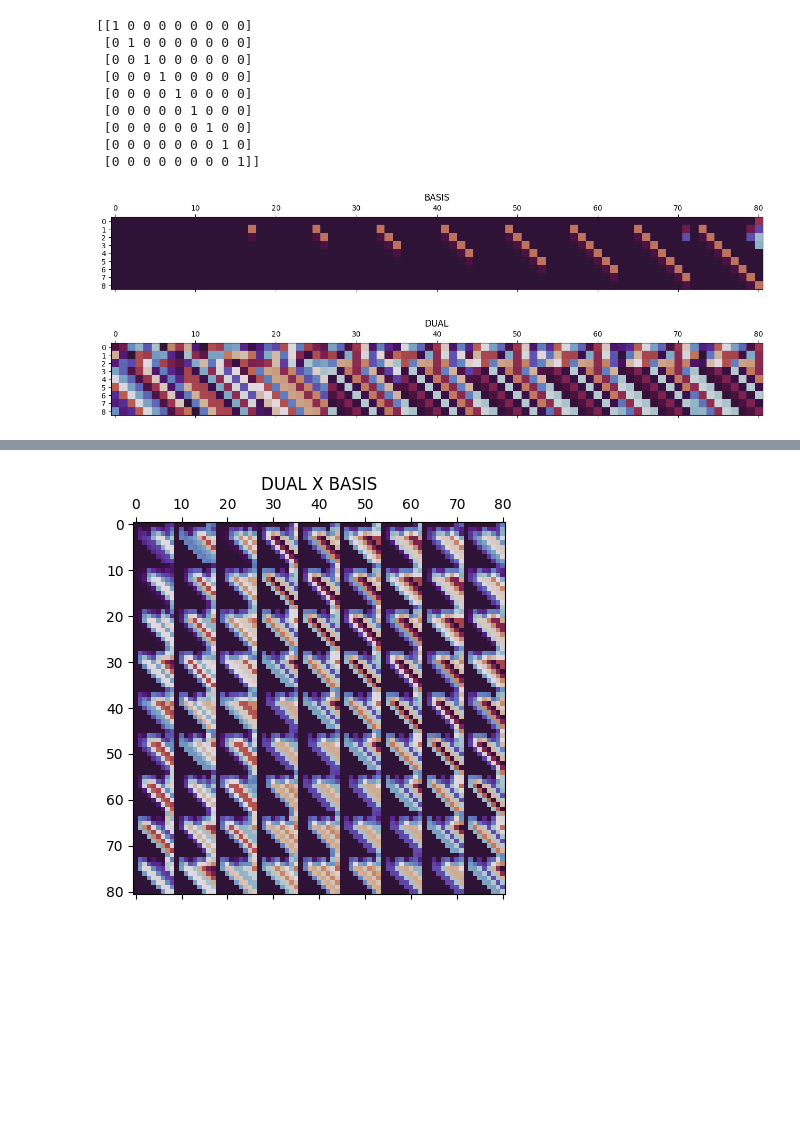
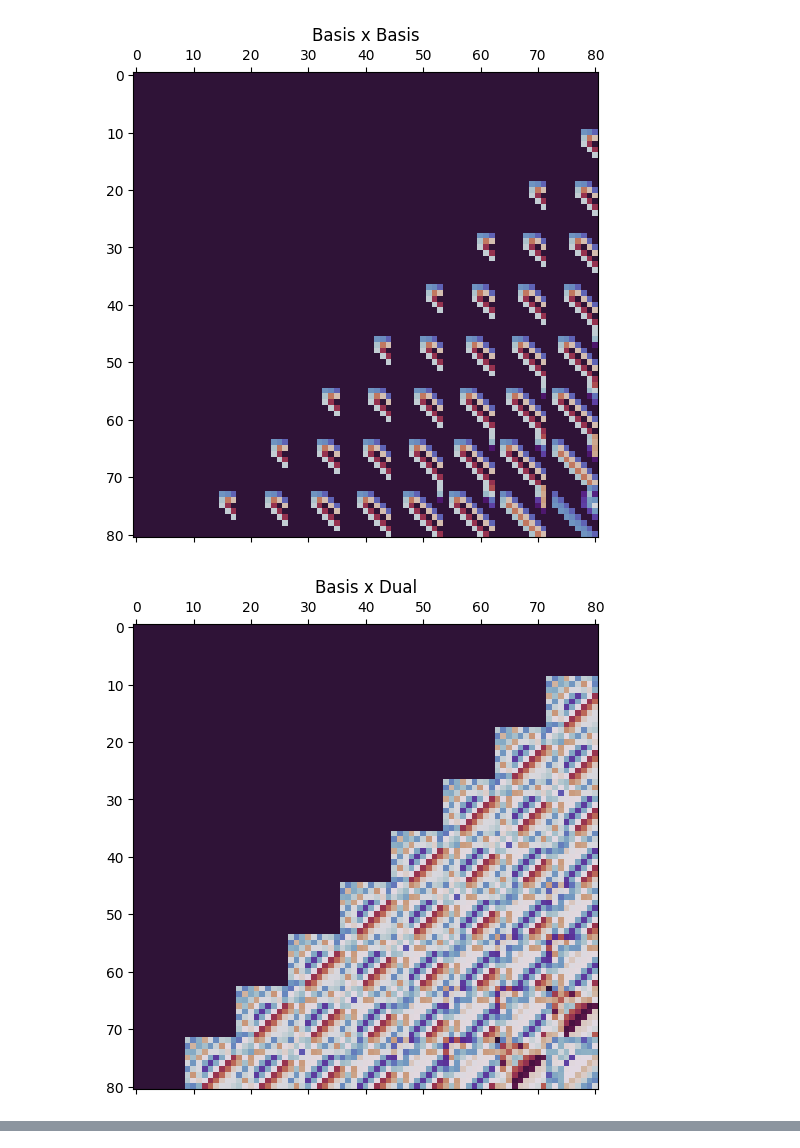
Before and after one commit to michaelontiveros/poppy, a Jupyter notebook: mlkem.ipynb, the cells around one changed output, grey strips where cells are left out. Saved outputs shown, nothing was run; the diff lists cells and outputs as text; code cells hidden in the pictures; blank space fills up the shorter version.

```diff
--- a/mlkem.ipynb
+++ b/mlkem.ipynb
@@ -5,24 +27,8 @@ import functools
 # %%
-p = 3329
-n = 9
-f = poppy.field(p,n)
-
-print(poppy.ptrace(jax.numpy.tensordot(f.BASIS,f.DUALBASIS, axes = ([2],[1])).swapaxes(1,2),p))
-poppy.plot(f.BASIS, title = 'BASIS')
-poppy.plot(f.DUALBASIS, title = 'DUAL')
-poppy.plot(jax.numpy.tensordot(f.BASIS,f.BASIS, axes = ([2],[1])).swapaxes(1,2).reshape((n*n,n*n)), title = 'BASIS X BASIS')
-poppy.plot(jax.numpy.tensordot(f.BASIS,f.DUALBASIS, axes = ([2],[1])).swapaxes(1,2).reshape((n*n,n*n)), title = 'BASIS X DUAL')
-poppy.plot(jax.numpy.tensordot(f.DUALBASIS,f.BASIS, axes = ([2],[1])).swapaxes(1,2).reshape((n*n,n*n)), title = 'DUAL X BASIS')
-poppy.plot(jax.numpy.tensordot(f.DUALBASIS,f.DUALBASIS, axes = ([2],[1])).swapaxes(1,2).reshape((n*n,n*n)), title = 'DUAL X DUAL')
+poppy.plot(jax.numpy.tensordot(f.BASIS,f.BASIS, axes = ([2],[1])).swapaxes(1,2).reshape((n*n,n*n)), title = 'Basis x Basis')
+poppy.plot(jax.numpy.tensordot(f.BASIS,f.DUALBASIS, axes = ([2],[1])).swapaxes(1,2).reshape((n*n,n*n)), title = 'Basis x Dual')
+poppy.plot(jax.numpy.tensordot(f.DUALBASIS,f.BASIS, axes = ([2],[1])).swapaxes(1,2).reshape((n*n,n*n)), title = 'Dual x Basis')
+poppy.plot(jax.numpy.tensordot(f.DUALBASIS,f.DUALBASIS, axes = ([2],[1])).swapaxes(1,2).reshape((n*n,n*n)), title = 'Dual x Dual')
 # %% [output]
-[[1 0 0 0 0 0 0 0 0]
- [0 1 0 0 0 0 0 0 0]
- [0 0 1 0 0 0 0 0 0]
- [0 0 0 1 0 0 0 0 0]
- [0 0 0 0 1 0 0 0 0]
- [0 0 0 0 0 1 0 0 0]
- [0 0 0 0 0 0 1 0 0]
- [0 0 0 0 0 0 0 1 0]
- [0 0 0 0 0 0 0 0 1]]
-[figure, old version]
+[figure, new version]
-[figure, old version]
+[figure, new version]
@@ -31 +36,0 @@ poppy.plot(jax.numpy.tensordot(f.DUALBASIS,f.DUALBASIS, axes = ([2],[1])).swapax
-[figure, removed]
```
Also changed, not shown: parts of 5 cells of this notebook, 2 other files.
